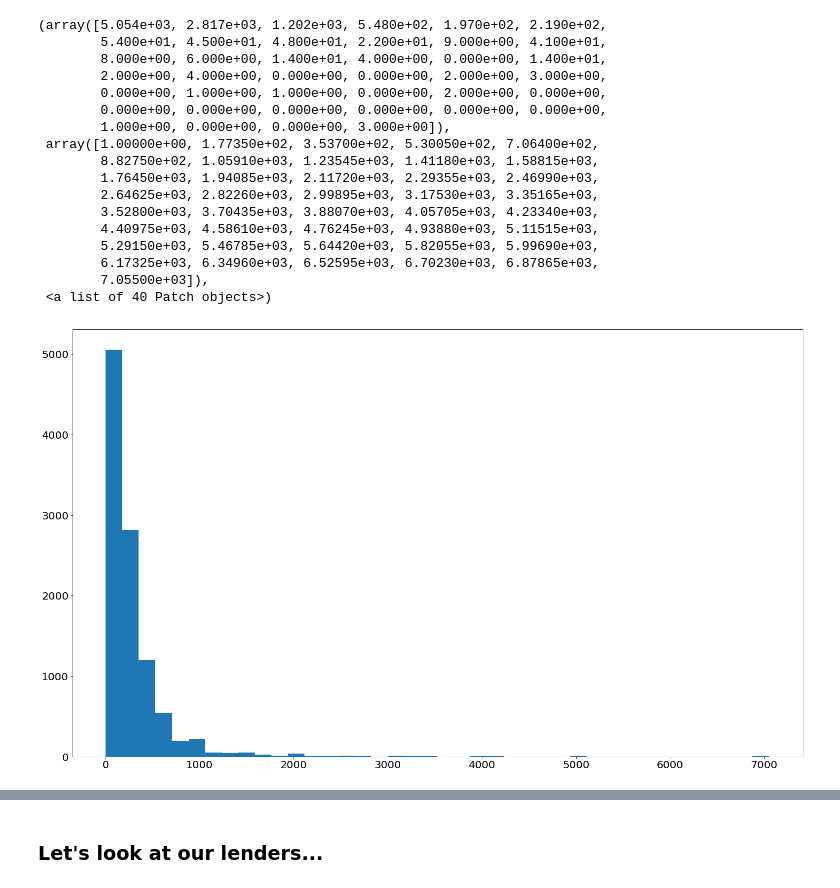
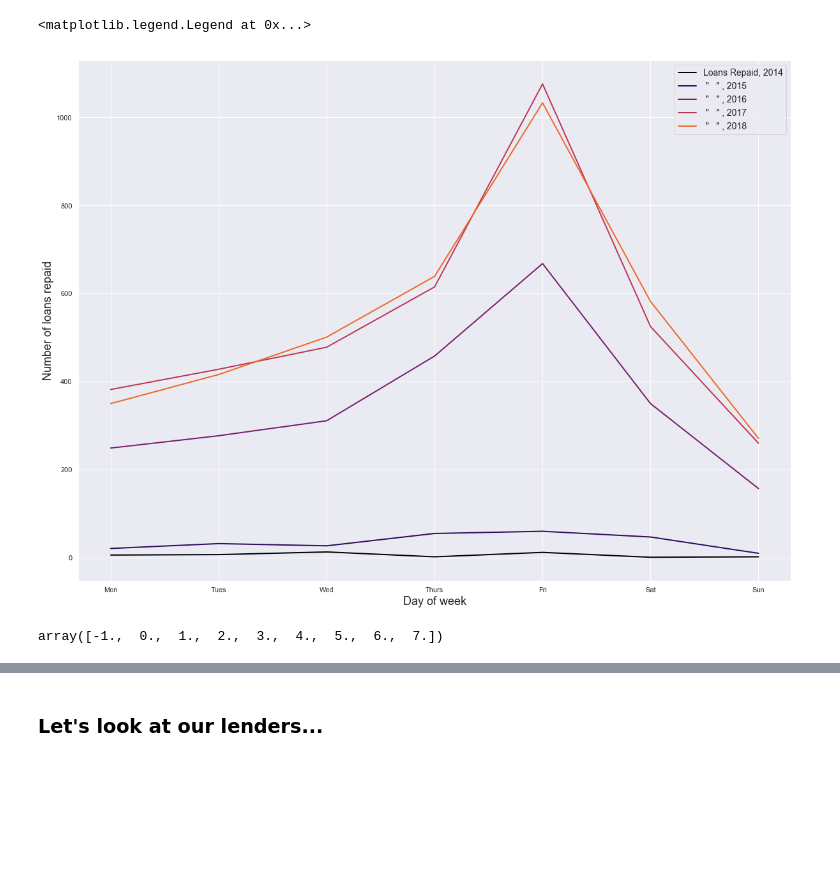
Before and after one commit to qbatten/rborrow, a Jupyter notebook: notebooks/Borrow.ipynb, the cells around one changed output, grey strips where cells are left out. Drawn from its saved outputs; the diff is of its cells as text; code cells hidden in the pictures; blank space fills up the shorter version.

```diff
--- a/notebooks/Borrow.ipynb
+++ b/notebooks/Borrow.ipynb
@@ -63,0 +184,12 @@ df_time.set_index(df_time['date_h'], inplace=True)
+# %%
+df = df_m[df_m.index > pd.to_datetime('2016-01-01')]
+df_m = df_m[df_m.index > pd.to_datetime('2016-01-01')]
+# %%
+df_dw = df.copy()
+del df_dw['bor']
+del df_dw['lend']
+df_dw.set_index('date', inplace=True)
+df_dw = df_dw.groupby([df_dw.index.year, df_dw.index.dayofweek]).count()
+df_dw = df_dw.unstack(level=0)
+df_dw.index = ['Mon', 'Tues', 'Wed', 'Thurs', 'Fri', 'Sat', 'Sun']
+df_dw.head()
@@ -63,0 +204,18 @@ df_time.set_index(df_time['date_h'], inplace=True)
+# %%
+# Make some sequential colors
+colors = [ cm.inferno(x) for x in np.linspace(0, 1, 7) ]
+xl = ['Mon', 'Tues', 'Wed', 'Thurs', 'Fri', 'Sat', 'Sun']
+# Plot it
+pl1 = df_dw.plot(color=colors)
+#pl1.set_xticks(['Mon', 'Tues', 'Wed', 'Thurs', 'Fri', 'Sat', 'Sun'])
+pl1.set_xlabel("Day of week")
+pl1.set_ylabel("Number of loans repaid")
+plt.xticks([0.,  1.,  2.,  3.,  4.,  5.,  6.], xl)
+plt.legend(["Loans Repaid, 2014", " \"   \" , 2015", " \"   \" , 2016", " \"   \" , 2017", " \"   \" , 2018"])
+# %% [output]
+<matplotlib.legend.Legend at 0x...>
+[figure, added]
+# %%
+locs
+# %% [output]
+array([-1.,  0.,  1.,  2.,  3.,  4.,  5.,  6.,  7.])
@@ -64,22 +225,3 @@ df_time.set_index(df_time['date_h'], inplace=True)
 # %%
 plt.hist(df['amt'], bins = 40)
-#plt.title("Sum of lifetime loans (per Lender)", size = 30)
+plt.title("Loan amount, by loan", size = 30)
-# %% [output]
-(array([5.054e+03, 2.817e+03, 1.202e+03, 5.480e+02, 1.970e+02, 2.190e+02,
-        5.400e+01, 4.500e+01, 4.800e+01, 2.200e+01, 9.000e+00, 4.100e+01,
-        8.000e+00, 6.000e+00, 1.400e+01, 4.000e+00, 0.000e+00, 1.400e+01,
-        2.000e+00, 4.000e+00, 0.000e+00, 0.000e+00, 2.000e+00, 3.000e+00,
-        0.000e+00, 1.000e+00, 1.000e+00, 0.000e+00, 2.000e+00, 0.000e+00,
-        0.000e+00, 0.000e+00, 0.000e+00, 0.000e+00, 0.000e+00, 0.000e+00,
-        1.000e+00, 0.000e+00, 0.000e+00, 3.000e+00]),
- array([1.00000e+00, 1.77350e+02, 3.53700e+02, 5.30050e+02, 7.06400e+02,
-        8.82750e+02, 1.05910e+03, 1.23545e+03, 1.41180e+03, 1.58815e+03,
-        1.76450e+03, 1.94085e+03, 2.11720e+03, 2.29355e+03, 2.46990e+03,
-        2.64625e+03, 2.82260e+03, 2.99895e+03, 3.17530e+03, 3.35165e+03,
-        3.52800e+03, 3.70435e+03, 3.88070e+03, 4.05705e+03, 4.23340e+03,
-        4.40975e+03, 4.58610e+03, 4.76245e+03, 4.93880e+03, 5.11515e+03,
-        5.29150e+03, 5.46785e+03, 5.64420e+03, 5.82055e+03, 5.99690e+03,
-        6.17325e+03, 6.34960e+03, 6.52595e+03, 6.70230e+03, 6.87865e+03,
-        7.05500e+03]),
- <a list of 40 Patch objects>)
-[figure, removed]
```
Also changed, not shown: parts of 37 cells of this notebook, 7 other files.
